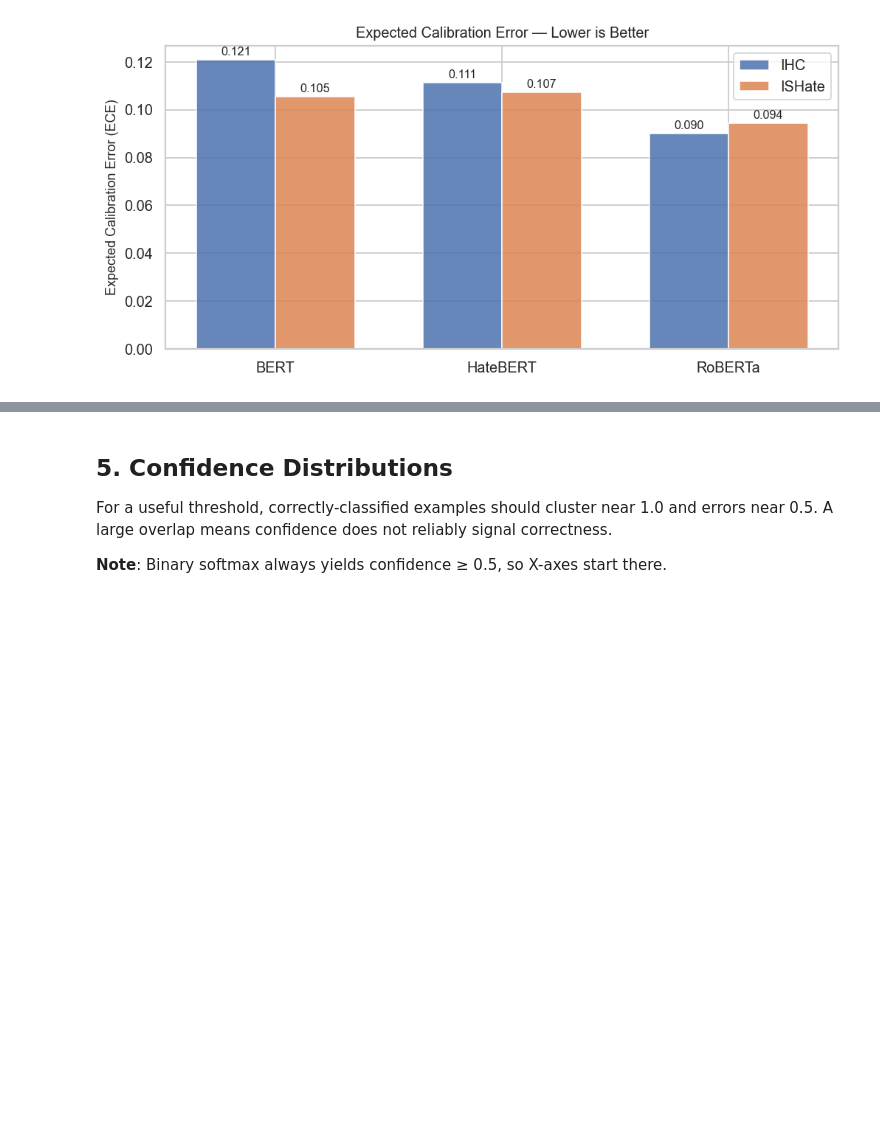
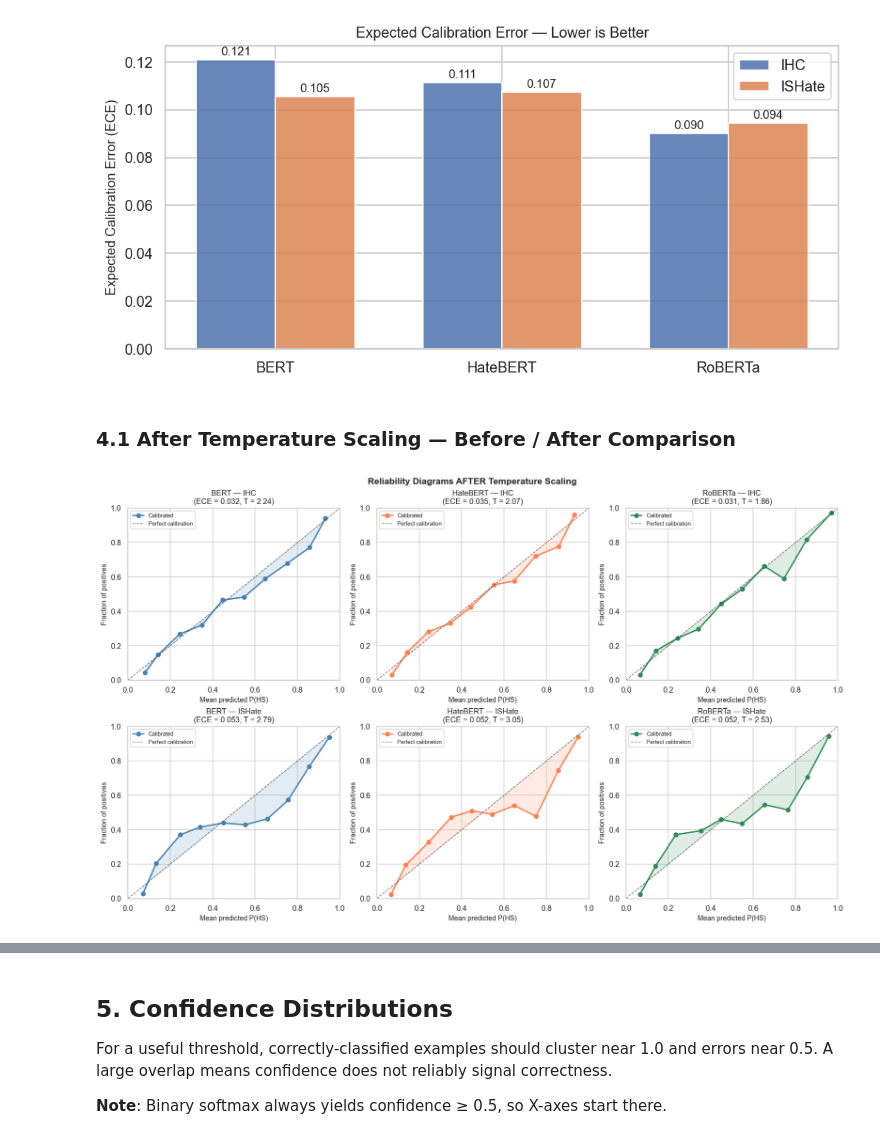
Before and after one commit to Duckymini/deep_learning, a Jupyter notebook: analysis_step2_confidence.ipynb, the cells around one changed output, grey strips where cells are left out. Drawn from its saved outputs; the diff is of its cells as text; code cells hidden in the pictures; blank space fills up the shorter version.

```diff
--- a/analysis_step2_confidence.ipynb
+++ b/analysis_step2_confidence.ipynb
@@ -366,3 +425,27 @@ plt.savefig('fig02_ece_bar.png', bbox_inches='tight')
 plt.show()
 # %% [output]
 [figure]
+# %% [markdown]
+### 4.1 After Temperature Scaling — Before / After Comparison
+# %%
+fig, axes = plt.subplots(2, 3, figsize=(15, 9), constrained_layout=True)
+fig.suptitle('Reliability Diagrams AFTER Temperature Scaling', fontsize=13, fontweight='bold')
+
+for ax, ((model_name, dataset_name), r) in zip(axes.flat, all_results.items()):
+    frac_pos, mean_pred = calibration_curve(r['labels'], r['hs_prob_cal'], n_bins=10, strategy='uniform')
+    ece = compute_ece(r['labels'], r['hs_prob_cal'])
+    color = MODEL_COLOR[model_name]
+
+    ax.plot(mean_pred, frac_pos, 'o-', color=color, lw=2, ms=6, label='Calibrated')
+    ax.plot([0, 1], [0, 1], 'k--', lw=1, alpha=0.6, label='Perfect calibration')
+    ax.fill_between(mean_pred, frac_pos, mean_pred, alpha=0.15, color=color)
+    ax.set_xlim(0, 1); ax.set_ylim(0, 1)
+    ax.set_title(f'{MODEL_SHORT[model_name]} — {dataset_name}\n(ECE = {ece:.3f}, T = {r["T"]:.2f})')
+    ax.set_xlabel('Mean predicted P(HS)')
+    ax.set_ylabel('Fraction of positives')
+    ax.legend(fontsize=8)
+
+plt.savefig('fig02b_reliability_calibrated.png', bbox_inches='tight')
+plt.show()
+# %% [output]
+[figure, added]
```
Also changed, not shown: parts of 7 cells of this notebook, 19 other files.
